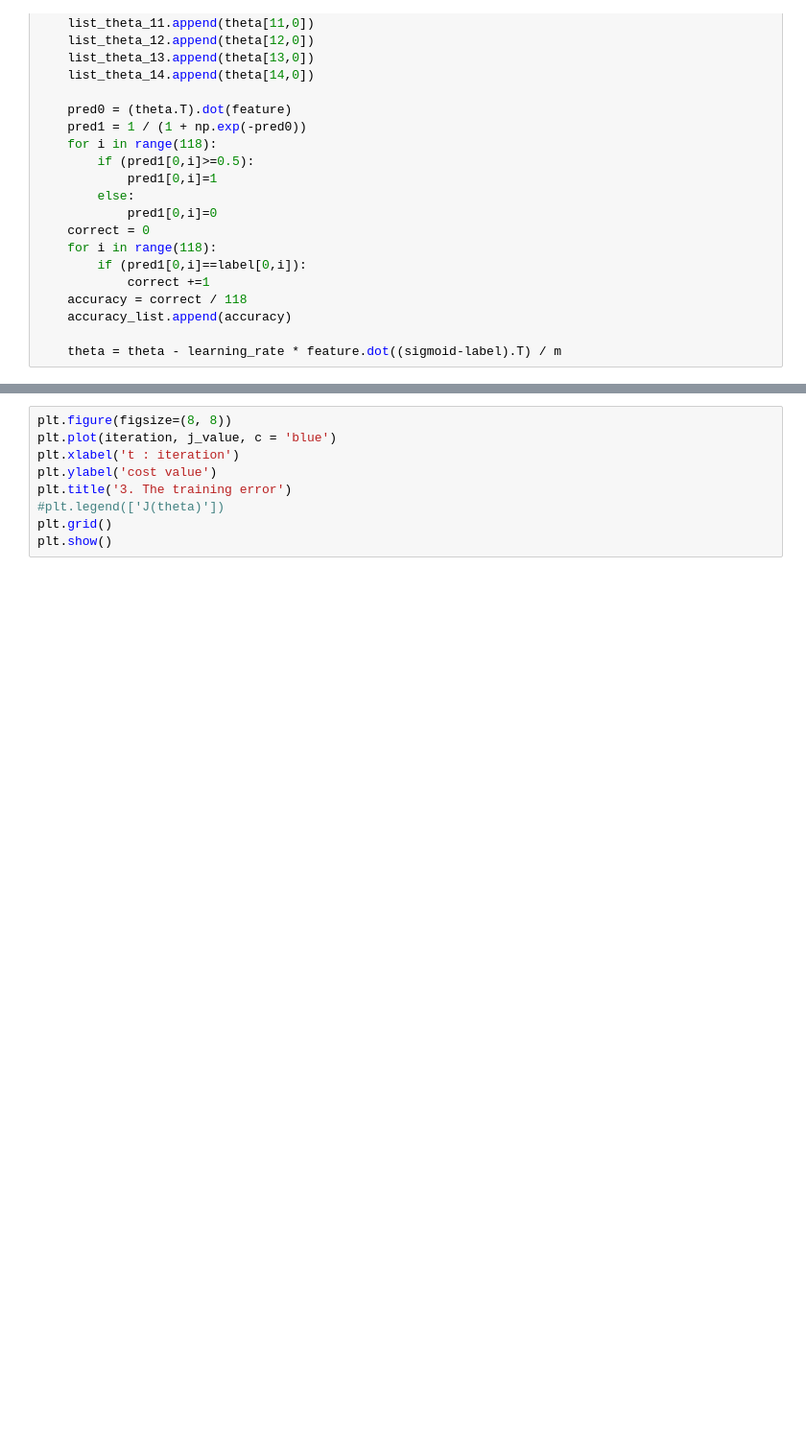
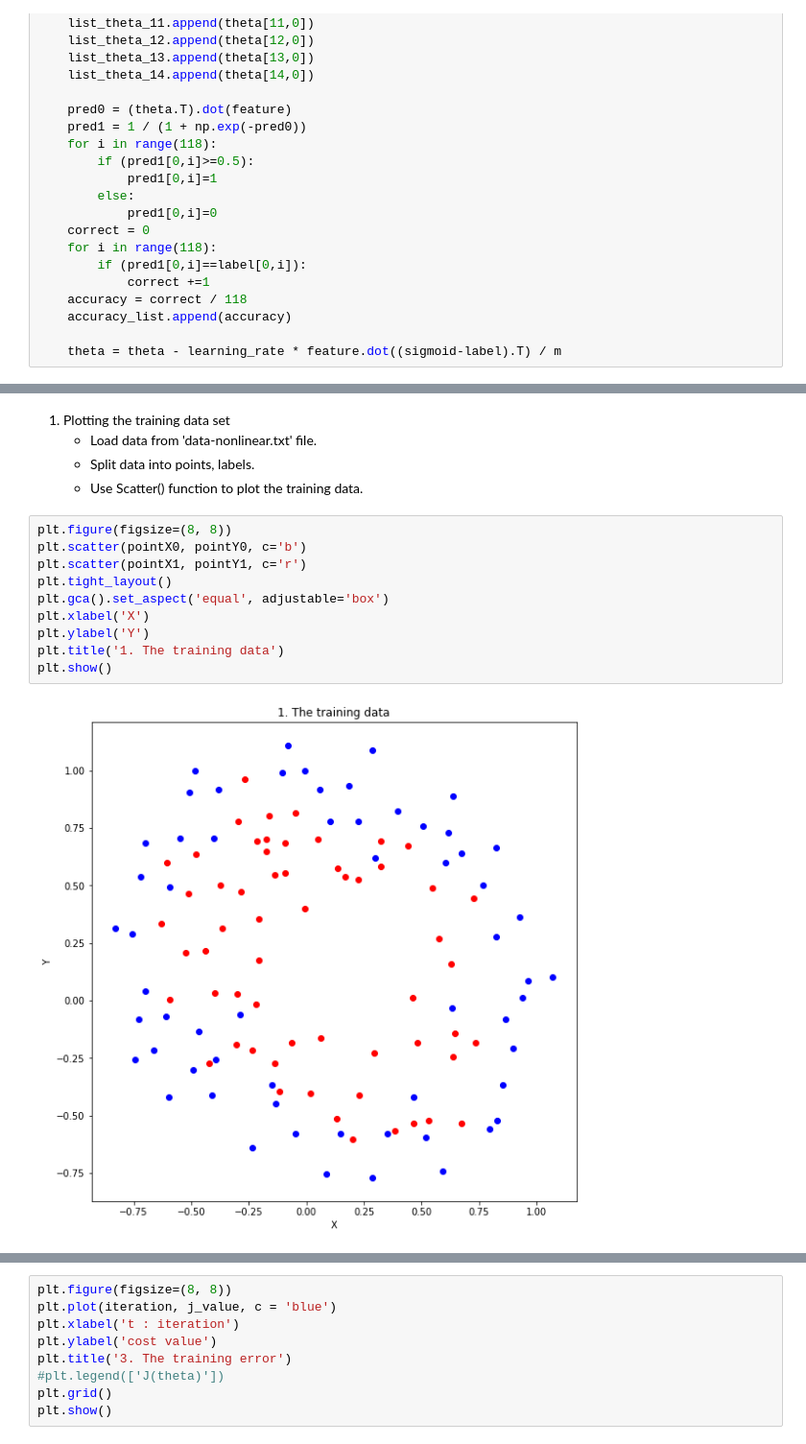
Before and after one commit to cmichael231117/Machine-Learning, a Jupyter notebook: assignment/06/assignment-06.ipynb, the cells around one changed output, grey strips where cells are left out. Shown: that part at 96% size. Saved outputs shown, nothing was run; the diff lists cells and outputs as text; blank space fills up the shorter version.

```diff
--- a/assignment/06/assignment-06.ipynb
+++ b/assignment/06/assignment-06.ipynb
@@ -140,0 +146,17 @@ while True:
+# %% [markdown]
+1. Plotting the training data set
+    - Load data from 'data-nonlinear.txt' file.
+    - Split data into points, labels.
+    - Use Scatter() function to plot the training data.
+# %%
+plt.figure(figsize=(8, 8))
+plt.scatter(pointX0, pointY0, c='b')
+plt.scatter(pointX1, pointY1, c='r')
+plt.tight_layout()
+plt.gca().set_aspect('equal', adjustable='box')
+plt.xlabel('X')
+plt.ylabel('Y')
+plt.title('1. The training data')
+plt.show()
+# %% [output]
+[figure, added]
```
Also changed, not shown: parts of 7 cells of this notebook.
